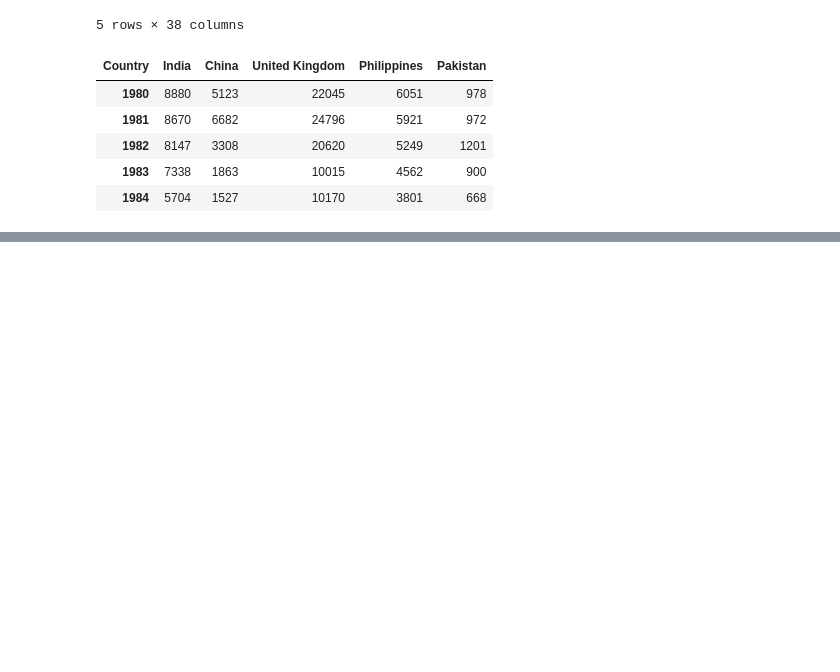
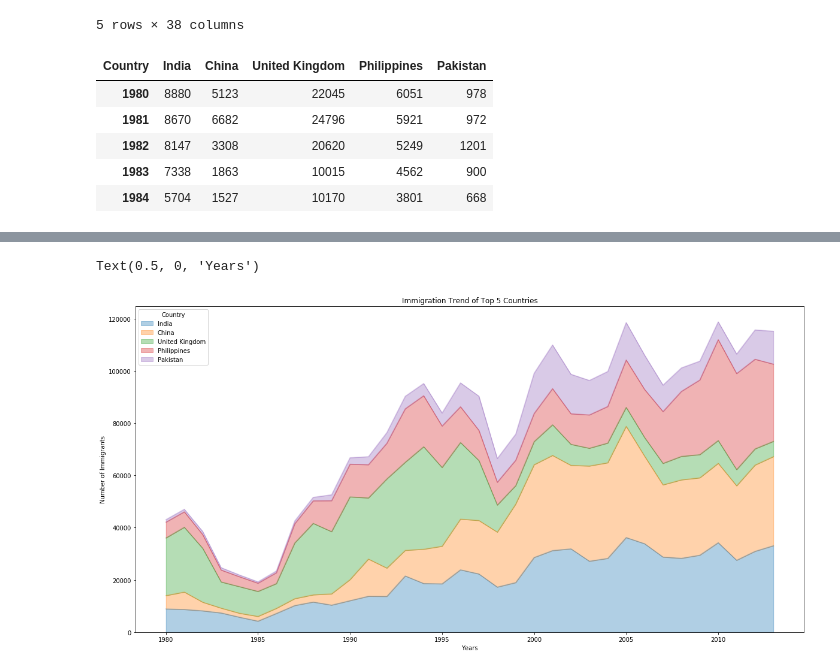
Before and after one commit to ivan-zapreev/data-science-python-projects, a Jupyter notebook: IBM_DV0101EN/mod_02_basic_vis_tools.ipynb, the cells around one changed output, grey strips where cells are left out. Cells and saved outputs as stored; diff of their text form; code cells hidden in the pictures; blank space fills up the shorter version.

```diff
--- a/IBM_DV0101EN/mod_02_basic_vis_tools.ipynb
+++ b/IBM_DV0101EN/mod_02_basic_vis_tools.ipynb
@@ -76,0 +95,11 @@ plt.show()
+# %%
+# Option 2: A preferred option with more flexibility
+ax = df_top_5.plot(kind='area', alpha=0.35, figsize=(20, 10))
+
+# Here we operate via the Axes instance
+ax.set_title('Immigration Trend of Top 5 Countries')
+ax.set_ylabel('Number of Immigrants')
+ax.set_xlabel('Years')
+# %% [output]
+Text(0.5, 0, 'Years')
+[figure, added]
```
Also changed, not shown: parts of 12 cells of this notebook, 1 other file.
